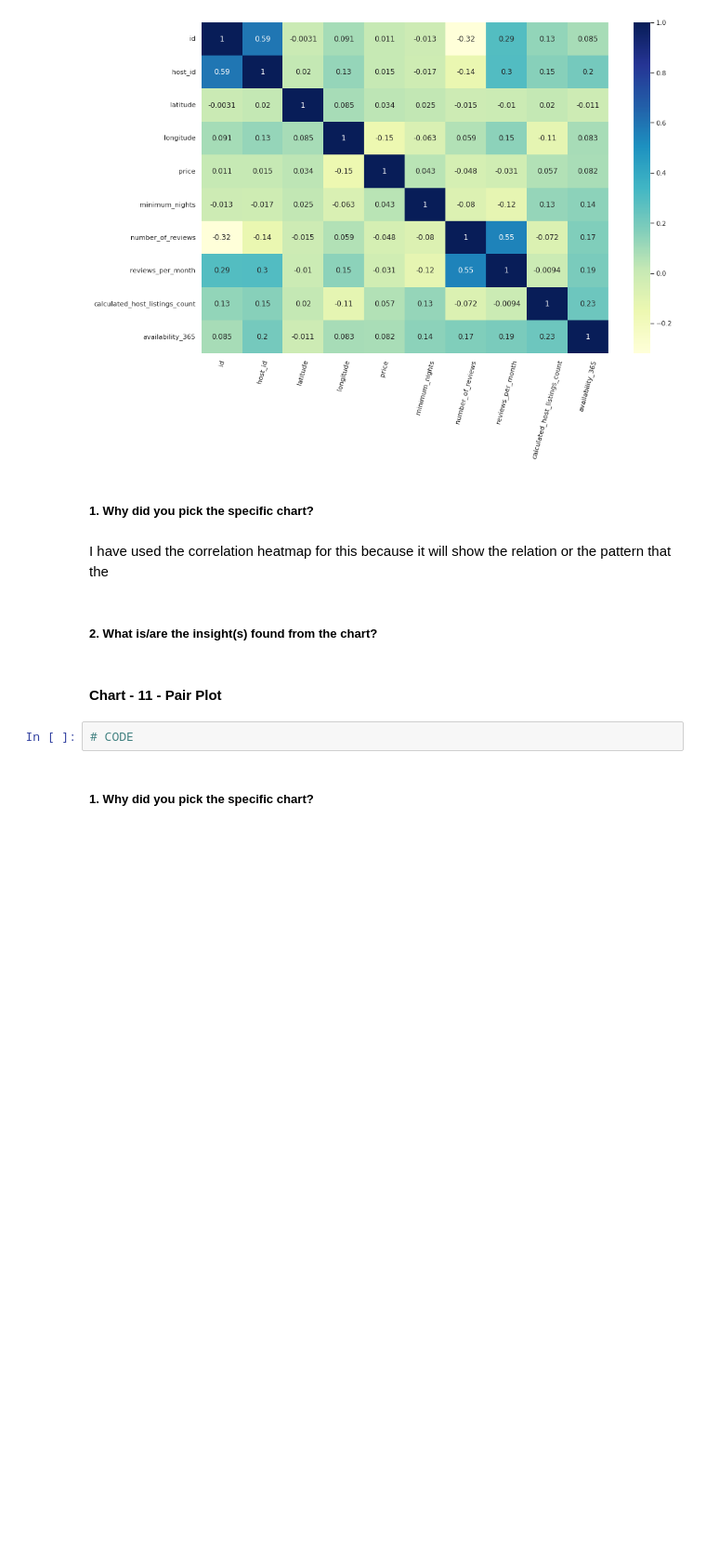
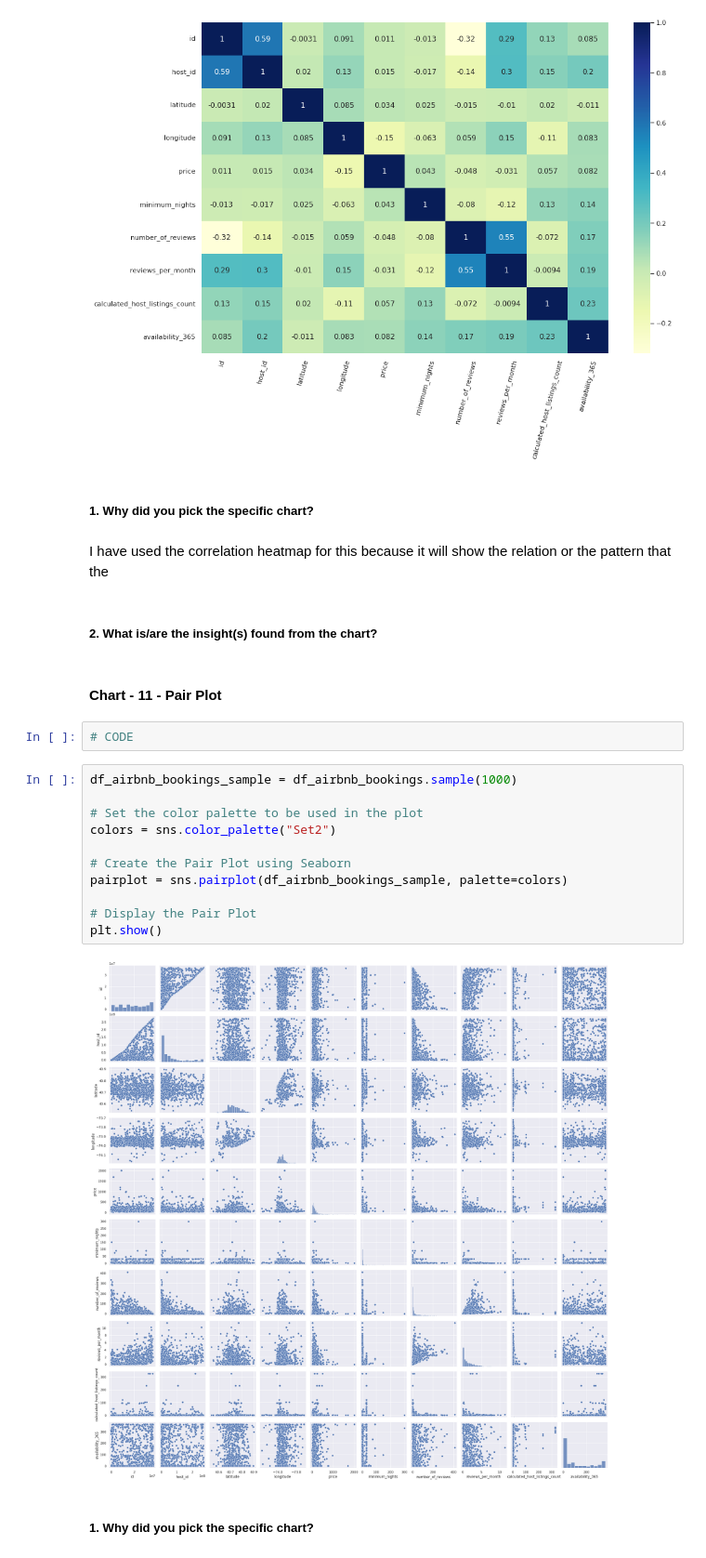
Before and after one commit to manish55shukla/AirBnb-Bookings-Analysis, a Jupyter notebook: Project_AirBnb_Bookings_Analysis.ipynb, the cells around one changed output. Shown at 93% size. Saved outputs shown, nothing was run; the diff lists cells and outputs as text; blank space fills up the shorter version.

```diff
--- a/Project_AirBnb_Bookings_Analysis.ipynb
+++ b/Project_AirBnb_Bookings_Analysis.ipynb
@@ -989,5 +979,18 @@ I have used the correlation heatmap for this because it will show the relation o
 #### Chart - 11 - Pair Plot
 # %%
 # CODE
+# %%
+df_airbnb_bookings_sample = df_airbnb_bookings.sample(1000)
+
+# Set the color palette to be used in the plot
+colors = sns.color_palette("Set2")
+
+# Create the Pair Plot using Seaborn
+pairplot = sns.pairplot(df_airbnb_bookings_sample, palette=colors)
+
+# Display the Pair Plot
+plt.show()
+# %% [output]
+[figure, added]
 # %% [markdown]
 ##### 1. Why did you pick the specific chart?
```
Also changed, not shown: parts of 10 cells of this notebook.
